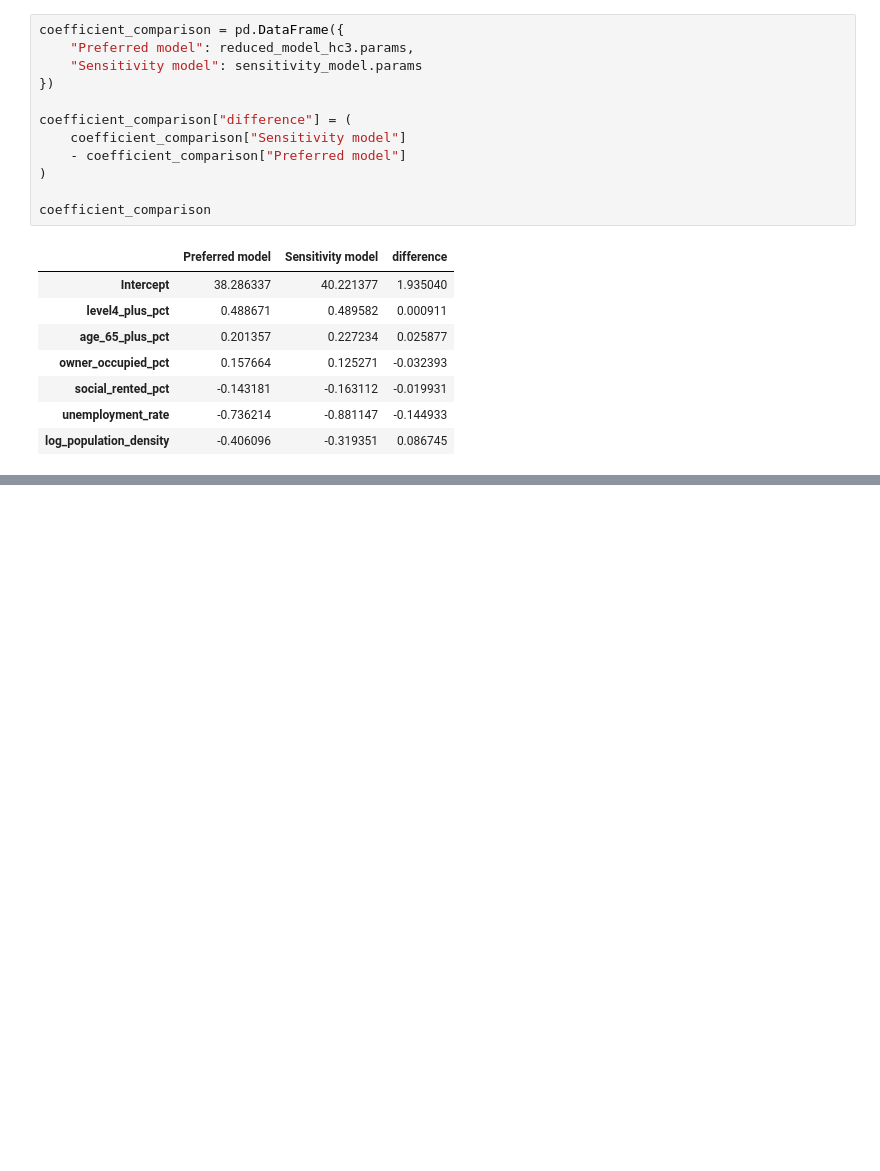
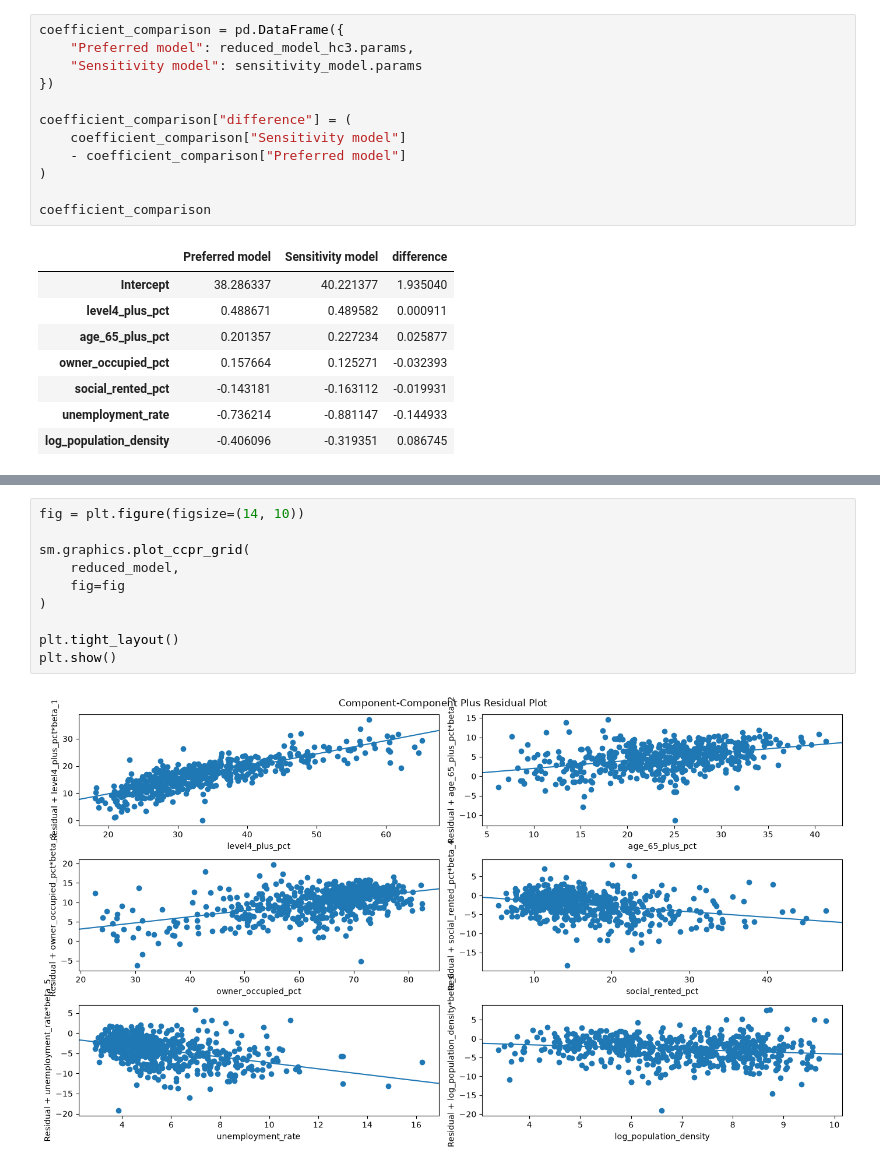
Before and after one commit to mjcurr2001/uk-turnout-analysis, a Jupyter notebook: notebooks/NB04_regression_analysis.ipynb, the cells around one changed output, grey strips where cells are left out. Cells and saved outputs as stored; diff of their text form; blank space fills up the shorter version.

```diff
--- a/notebooks/NB04_regression_analysis.ipynb
+++ b/notebooks/NB04_regression_analysis.ipynb
@@ -484,0 +508,12 @@ coefficient_comparison["difference"] = (
+# %%
+fig = plt.figure(figsize=(14, 10))
+
+sm.graphics.plot_ccpr_grid(
+    reduced_model,
+    fig=fig
+)
+
+plt.tight_layout()
+plt.show()
+# %% [output]
+[figure, added]
```
Also changed, not shown: parts of 20 cells of this notebook, 12 other files.
